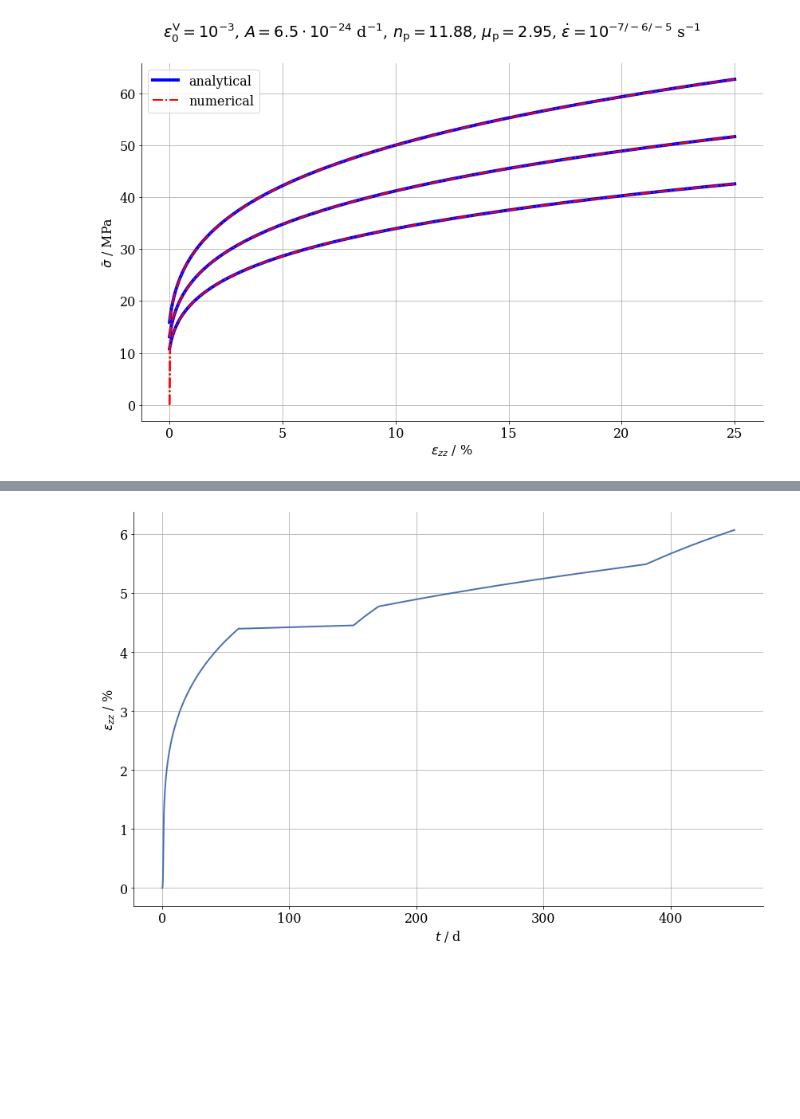
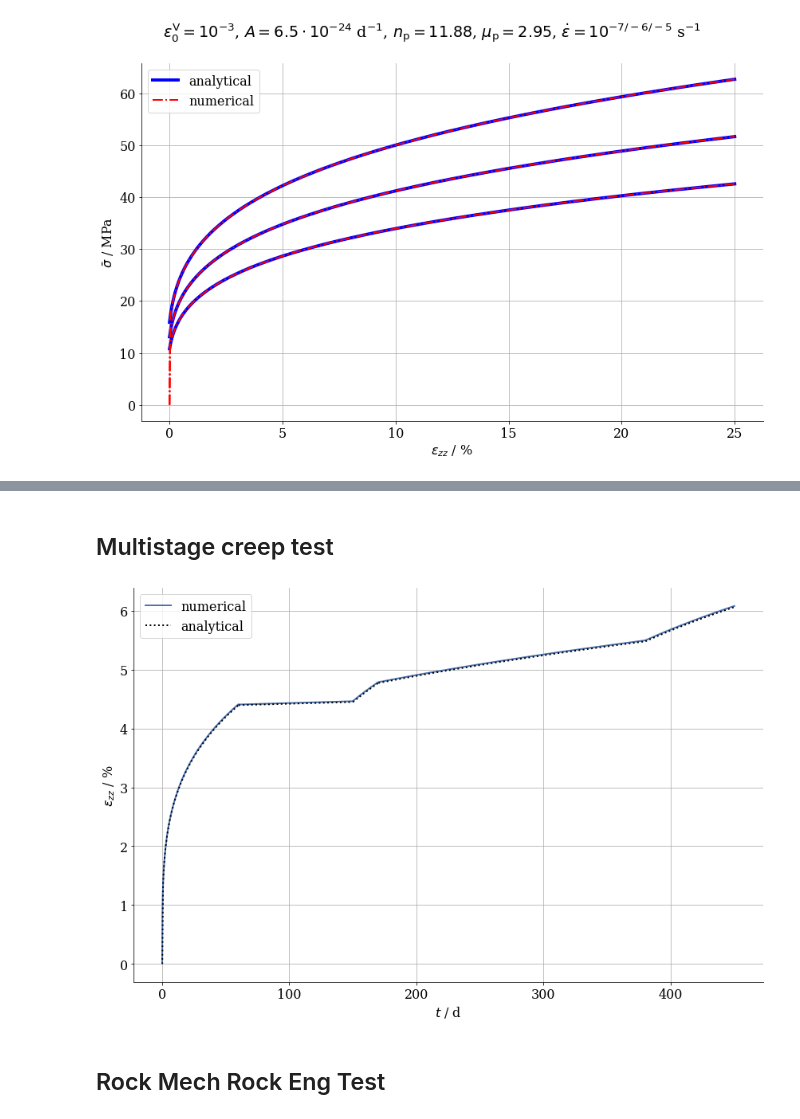
Before and after one commit to nagelt/MechanicsTrainingCourse2020, a Jupyter notebook: MFront/GS.ipynb, the cells around one changed output, grey strips where cells are left out. Cells and saved outputs as stored; diff of their text form; code cells hidden in the pictures; blank space fills up the shorter version.

```diff
--- a/MFront/GS.ipynb
+++ b/MFront/GS.ipynb
@@ -189,3 +230,5 @@ fig.tight_layout();
+# %% [markdown]
+## Multistage creep test
 # %%
 #HIDDEN
 def run_creep_BMBF(t_discrete):
@@ -194,7 +237,7 @@ def run_creep_BMBF(t_discrete):
     m.setBehaviour('generic', './src/libBehaviour.so', 'GuentherSalzer')
     m.setImposedStress('SXX', 0.0)
     m.setImposedStress('SYY', 0.0)
-    m.setImposedStress('SZZ', {0: 0, 1: -20, 60: -20, 61: -15, 150: -15, 151: -20, 170:-20, 171: -18, 380: -18, 381: -20, 450: -20})
+    m.setImposedStress('SZZ', {0: 0, 0.1: -20, 60: -20, 60.1: -15, 150: -15, 150.1: -20, 170:-20, 170.1: -18, 380: -18, 380.1: -20, 450: -20})
     m.setImposedStress('SXZ', 0.0)
     m.setImposedStress('SYZ', 0.0)
     m.setImposedStress('SXY', 0.0)
@@ -226,14 +270,36 @@ def run_creep_BMBF(t_discrete):
 times = np.linspace(0,450,10000)
-# %%
-#HIDDEN
-fig,ax = plt.subplots(figsize=(12,8))
-ax.plot(times[1:],-run_creep_BMBF(times)[1:]*100)
-ax.set_xlabel('$t$ / d')
-ax.set_ylabel('$\\epsilon_{zz}$ / %')
-ax.grid('both')
-fig.tight_layout();
-# %% [output]
-[figure, removed]
+# %%
+#HIDDEN
+fig,ax = plt.subplots(figsize=(12,8))
+ax.plot(times[1:],-run_creep_BMBF(times)[1:]*100,label='numerical')
+t_an_1 = np.linspace(0.1,60,100)
+ax.plot(t_an_1, eps_analyt(t_an_1, 20, 0.1, 0., 1.e-4, Ap, npe, mup)*100,color='black',ls=':',label='analytical')
+eps_end1 = eps_analyt(60.1, 20, 0.1, 0., 1.e-4, Ap, npe, mup)
+#
+t_an_2 = np.linspace(60.1,150,100)
+ax.plot(t_an_2, eps_analyt(t_an_2, 15, 60.1, eps_end1, 1.e-4, Ap, npe, mup)*100,color='black',ls=':')
+eps_end2 = eps_analyt(150.1, 15, 60.1, eps_end1, 1.e-4, Ap, npe, mup)
+#
+t_an_3 = np.linspace(150.1,170,100)
+ax.plot(t_an_3, eps_analyt(t_an_3, 20, 150.1, eps_end2, 1.e-4, Ap, npe, mup)*100,color='black',ls=':')
+eps_end3 = eps_analyt(170.1, 20, 150.1, eps_end2, 1.e-4, Ap, npe, mup)
+#
+t_an_4 = np.linspace(170.1,380,100)
+ax.plot(t_an_4, eps_analyt(t_an_4, 18, 170.1, eps_end3, 1.e-4, Ap, npe, mup)*100,color='black',ls=':')
+eps_end4 = eps_analyt(380.1, 18, 170.1, eps_end3, 1.e-4, Ap, npe, mup)
+#
+t_an_5 = np.linspace(380.1,450,100)
+ax.plot(t_an_5, eps_analyt(t_an_5, 20, 380.1, eps_end4, 1.e-4, Ap, npe, mup)*100,color='black',ls=':')
+
+ax.set_xlabel('$t$ / d')
+ax.set_ylabel('$\\epsilon_{zz}$ / %')
+ax.grid('both')
+ax.legend()
+fig.tight_layout();
+# %% [output]
+[figure, added]
+# %% [markdown]
+## Rock Mech Rock Eng Test
 # %%
 E = 25e4 #MPa
 nu = 0.27
```
Also changed, not shown: parts of 11 cells of this notebook.
